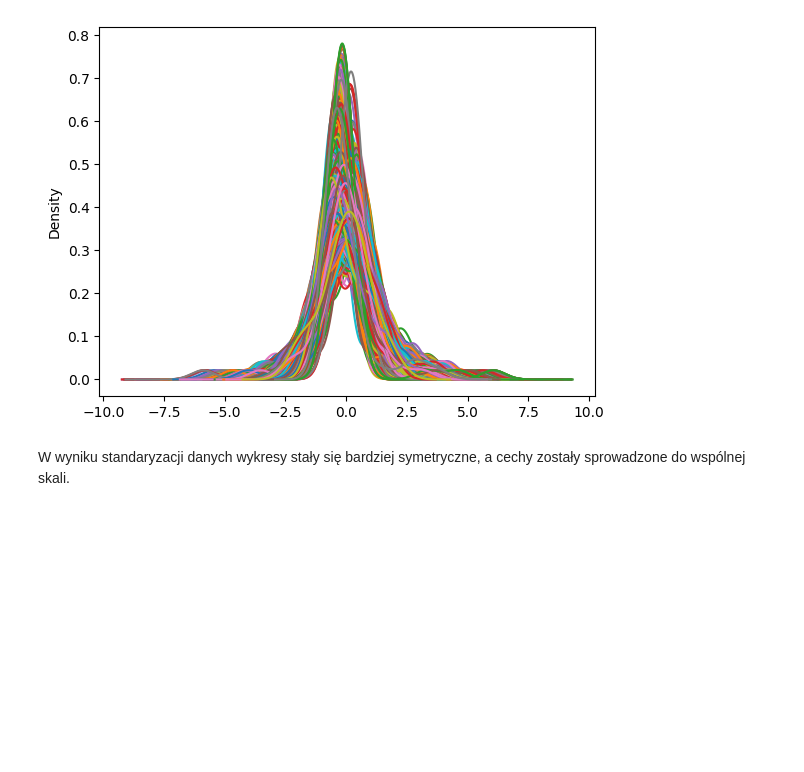
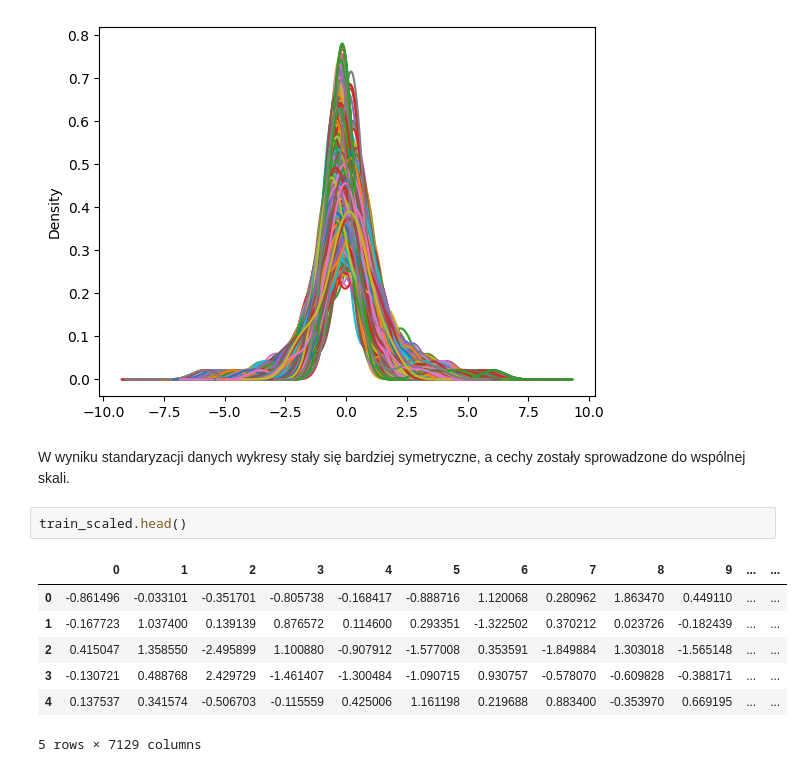
Before and after one commit to szezlong/gene-classification, a Jupyter notebook: Gene_Classification.ipynb, the cells around one changed output. Cells and saved outputs as stored; diff of their text form; blank space fills up the shorter version.

```diff
--- a/Gene_Classification.ipynb
+++ b/Gene_Classification.ipynb
@@ -224,3 +224,13 @@ train_scaled.plot(kind="kde", legend=None);
 [figure]
 # %% [markdown]
 W wyniku standaryzacji danych wykresy stały się bardziej symetryczne, a cechy zostały sprowadzone do wspólnej skali.
+# %%
+train_scaled.head()
+# %% [output]
+|  | 0 | 1 | 2 | 3 | 4 | 5 | 6 | 7 | 8 | 9 | ... | ... |
+| 0 | -0.861496 | -0.033101 | -0.351701 | -0.805738 | -0.168417 | -0.888716 | 1.120068 | 0.280962 | 1.863470 | 0.449110 | ... | ... |
+| 1 | -0.167723 | 1.037400 | 0.139139 | 0.876572 | 0.114600 | 0.293351 | -1.322502 | 0.370212 | 0.023726 | -0.182439 | ... | ... |
+| 2 | 0.415047 | 1.358550 | -2.495899 | 1.100880 | -0.907912 | -1.577008 | 0.353591 | -1.849884 | 1.303018 | -1.565148 | ... | ... |
+| 3 | -0.130721 | 0.488768 | 2.429729 | -1.461407 | -1.300484 | -1.090715 | 0.930757 | -0.578070 | -0.609828 | -0.388171 | ... | ... |
+| 4 | 0.137537 | 0.341574 | -0.506703 | -0.115559 | 0.425006 | 1.161198 | 0.219688 | 0.883400 | -0.353970 | 0.669195 | ... | ... |
+5 rows × 7129 columns
```
Also changed, not shown: parts of 8 cells of this notebook.
